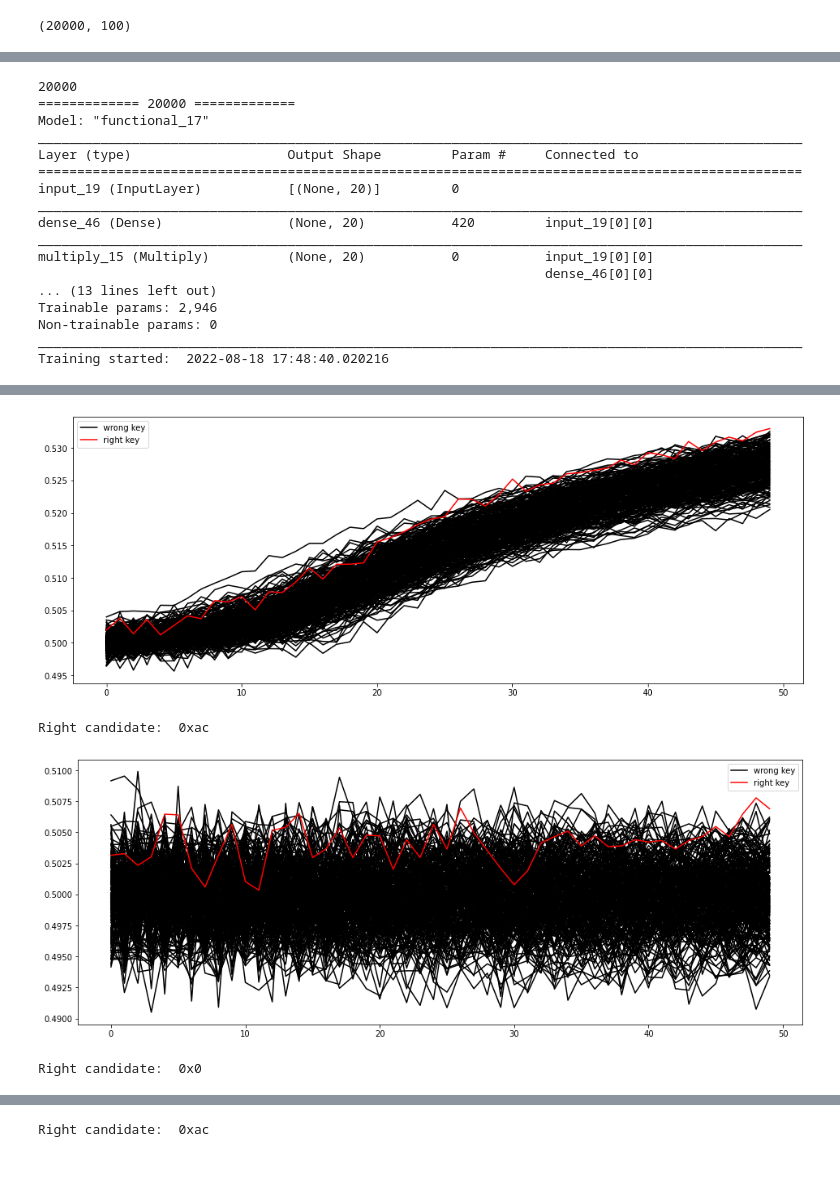
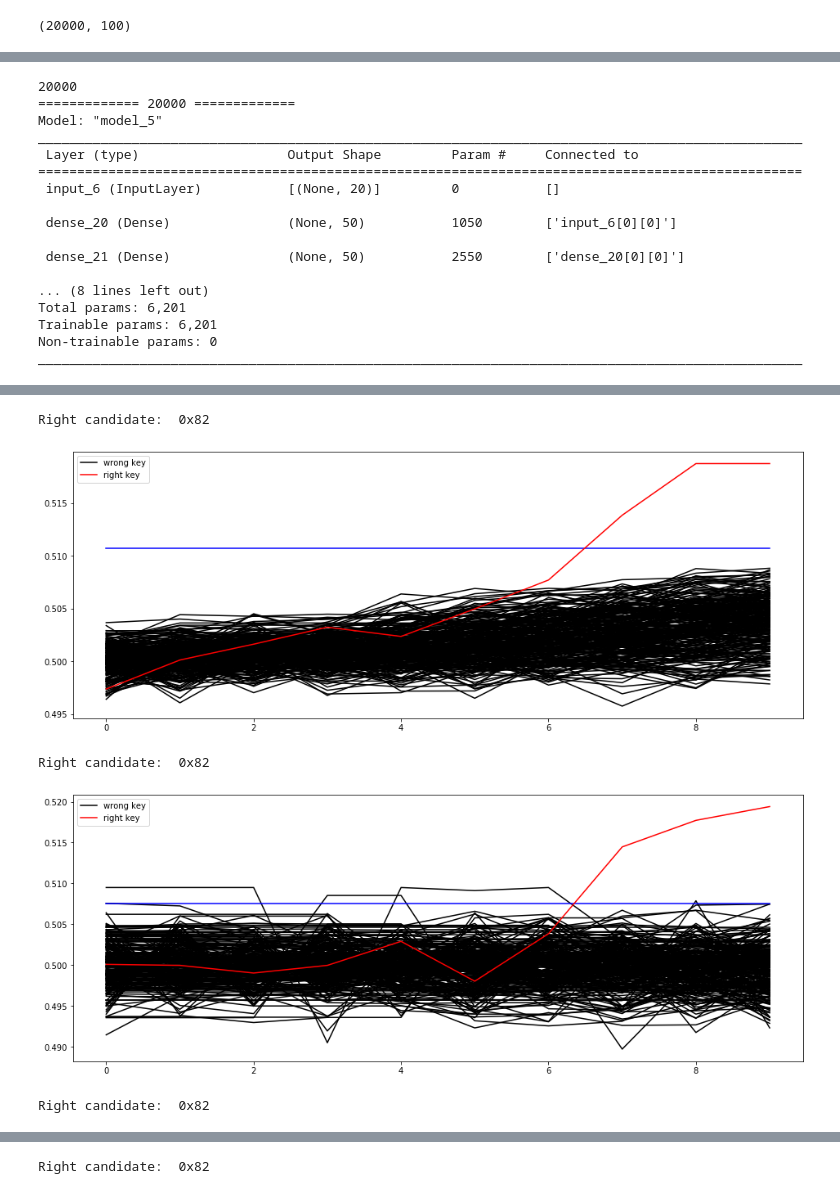
Before and after one commit to SeongHyuckLim/DLNPSOCPA, a Jupyter notebook: Untitled.ipynb, the cells around one changed output, grey strips where cells are left out. Cells and saved outputs as stored; diff of their text form; code cells hidden in the pictures; blank space fills up the shorter version.

```diff
--- a/Untitled.ipynb
+++ b/Untitled.ipynb
@@ -455,7 +423,10 @@ with tf.device("/device:GPU:0"):
     simul_T_attack = simul_trace_normal[rand_idx]
     simul_P_attack = simul_pt[rand_idx]
 
-    m = BNN_build_MLP(simul_trace_normal.shape[1], [50], [0])
+    ##
+    m = Test_DNN(simul_trace_normal.shape[1])
+    m.summary()
+    m.compile(optimizer='adam', loss='mean_squared_error', metrics=['accuracy'])
 
     Init = m.get_weights()
 
@@ -463,7 +434,8 @@ with tf.device("/device:GPU:0"):
     print("Training started: ", datetime.datetime.now())
     start = time.time()
 
-    simul_analysis_MLP(m, Init, simul_T_attack, simul_P_attack, train_num, 256, 'HW', 50, 100, 0xE0)
+    #simul_analysis_MLP(pre, gen, Init, simul_T_attack, simul_P_attack, train_num, 256, 'HW', 100, 20000,0xE0)
+    simul_analysis_MLP(m, Init, simul_T_attack, simul_P_attack, train_num, 256, 'HW', 200, 100,  0x82)
 
     # 학습 종료 시간 측정 및 소요 시간 계산
     elapsed = time.time() - start
@@ -505,3 +789,21 @@ def stretch_sigmoid(x, beta=0.1):
     return K.sigmoid(beta * x)
 
 keras.utils.get_custom_objects().update({'stretch_sigmoid': Stretch_Sigmoid(stretch_sigmoid)})
+# %%
+def Generator(points_len):
+    input_layer = layers.Input(shape = (points_len, ))
+
+    Dense_1 = layers.Dense(5, activation = 'relu')(input_layer)
+
+    output_layer = layers.Dense(points_len, activation = 'sigmoid', name="Gen_layer")(Dense_1)
+
+    return tf.keras.Model(inputs=[input_layer], outputs=[output_layer])
+# %%
+def Predictor(points_len):
+    input_layer = layers.Input(shape = (points_len, ))
+
+    Dense_1 = layers.Dense(30, activation = 'relu')(input_layer)
+
+    output_layer = layers.Dense(8, activation = 'stretch_sigmoid', name="Predict_layer")(Dense_1)
+
+    return tf.keras.Model(inputs=[input_layer], outputs=[output_layer])
@@ -511,14 +1157,12 @@ def build_SelfAattention_with_MLP(points_len):
     #bat_input = layers.BatchNormalization()(input_layer)
     #attention_probs_1 = layers.Dense(points_len, activation='softmax')(input_layer)
     #attention_mul_1 = layers.multiply([input_layer, attention_probs_1])
-    Dense_1 = layers.Dense(points_len, activation = 'relu')(input_layer)
-    mul1 = layers.multiply([input_layer, Dense_1])
-    Dense_2 = layers.Dense(25, activation = 'relu')(mul1)
+    Dense_1 = layers.Dense(50, activation = 'relu')(input_layer)
 
-    attention_probs_2 = layers.Dense(25, activation='softmax')(Dense_2)
-    attention_mul_2 = layers.multiply([Dense_2, attention_probs_2])
-    Dense_3 = layers.Dense(50, activation = 'relu')(attention_mul_2)
-    y = layers.Dense(1, activation = 'sigmoid')(Dense_3)
+    attention_probs_2 = layers.Dense(50, activation='softmax')(Dense_1)
+    attention_mul_2 = layers.multiply([Dense_1, attention_probs_2])
+    Dense_2 = layers.Dense(50, activation = 'relu')(attention_mul_2)
+    y = layers.Dense(1, activation = 'sigmoid')(Dense_2)
 
     return tf.keras.Model(inputs=[input_layer], outputs=y)
 # %%
@@ -543,7 +1187,7 @@ with tf.device("/device:GPU:0"):
     print("Training started: ", datetime.datetime.now())
     start = time.time()
 
-    simul_analysis_MLP_AT(m, Init, simul_T_attack, simul_P_attack, train_num, 256, 'HW', 50, 50, 0xE0)
+    simul_analysis_MLP_AT(m, Init, simul_T_attack, simul_P_attack, train_num, 256, 'HW', 10, 50, 0xE0)
 
     # 학습 종료 시간 측정 및 소요 시간 계산
     elapsed = time.time() - start
@@ -552,18 +1196,18 @@ with tf.device("/device:GPU:0"):
 # %% [output]
 20000
 ============= 20000 =============
-Model: "functional_17"
+Model: "model_5"
 __________________________________________________________________________________________________
-Layer (type)                    Output Shape         Param #     Connected to
+ Layer (type)                   Output Shape         Param #     Connected to
 ==================================================================================================
-input_19 (InputLayer)           [(None, 20)]         0
-__________________________________________________________________________________________________
-dense_46 (Dense)                (None, 20)           420         input_19[0][0]
-__________________________________________________________________________________________________
-multiply_15 (Multiply)          (None, 20)           0           input_19[0][0]
-                                                                 dense_46[0][0]
-... (13 lines left out)
-Trainable params: 2,946
+ input_6 (InputLayer)           [(None, 20)]         0           []
+
+ dense_20 (Dense)               (None, 50)           1050        ['input_6[0][0]']
+
+ dense_21 (Dense)               (None, 50)           2550        ['dense_20[0][0]']
+
+... (8 lines left out)
+Total params: 6,201
+Trainable params: 6,201
 Non-trainable params: 0
 __________________________________________________________________________________________________
-Training started:  2022-08-18 17:48:40.020216
@@ -571,4 +1215,5 @@ Right candidate:  0x68
+Right candidate:  0x82
-[figure, old version]
+[figure, new version]
-Right candidate:  0xac
+Right candidate:  0x82
-[figure, old version]
+[figure, new version]
-Right candidate:  0x0
+Right candidate:  0x82
@@ -576 +1221 @@ Right candidate:  0x0
-Right candidate:  0xac
+Right candidate:  0x82
```
Also changed, not shown: parts of 32 cells of this notebook, 4 other files.
